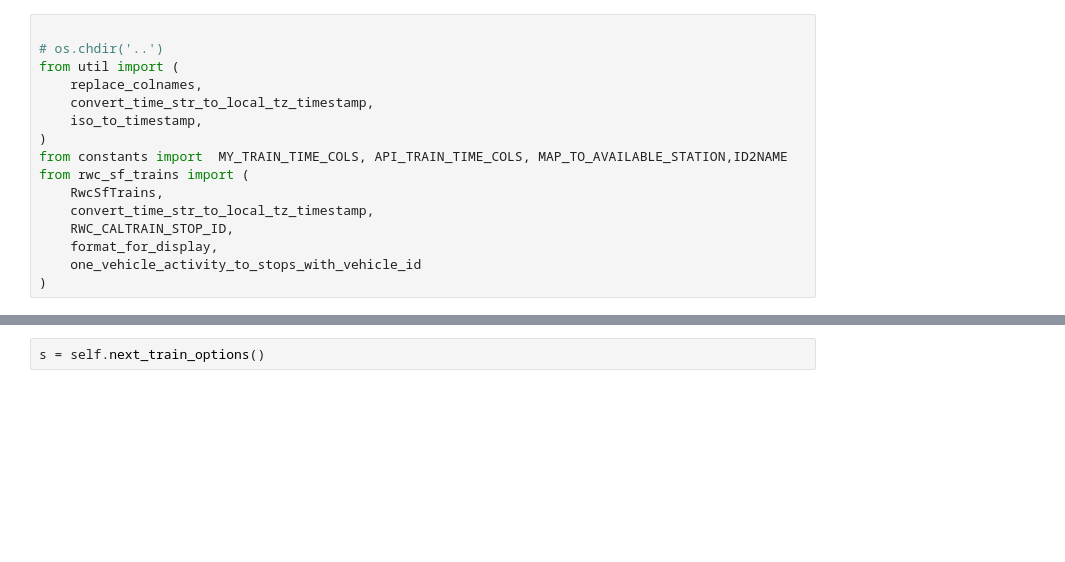
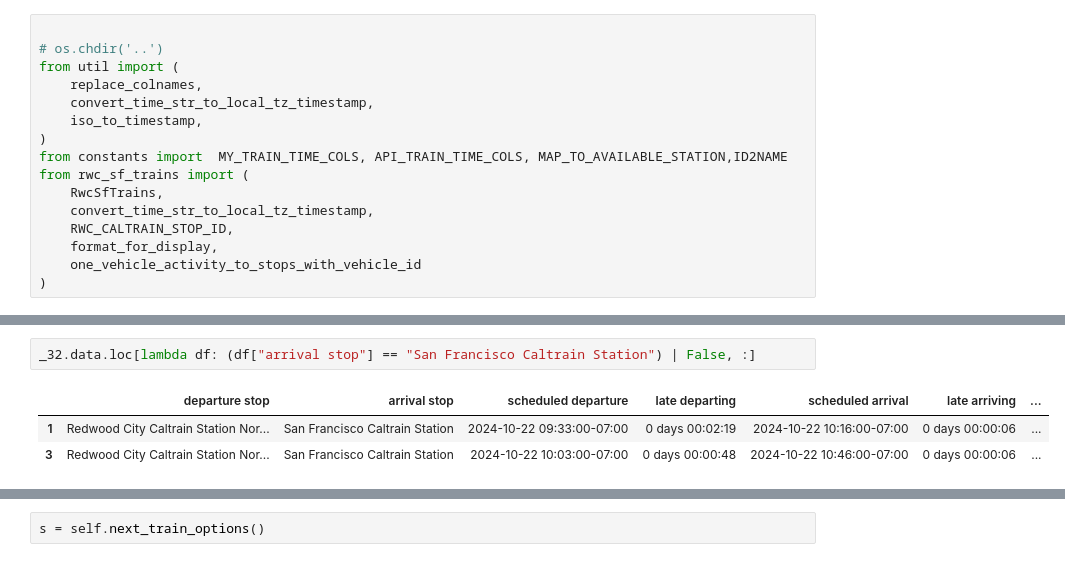
Before and after one commit to ahakso/sandbox, a Jupyter notebook: caltrain/caltrain_api.ipynb, the cells around one changed output, grey strips where cells are left out. Drawn from its saved outputs; the diff is of its cells as text; blank space fills up the shorter version.

```diff
--- a/caltrain/caltrain_api.ipynb
+++ b/caltrain/caltrain_api.ipynb
@@ -23 +42,7 @@ set()
+# %%
+_32.data.loc[lambda df: (df["arrival stop"] == "San Francisco Caltrain Station") | False, :]
+# %% [output]
+|  | departure stop | arrival stop | scheduled departure | late departing | scheduled arrival | late arriving | ... |
+| 1 | Redwood City Caltrain Station Nor... | San Francisco Caltrain Station | 2024-10-22 09:33:00-07:00 | 0 days 00:02:19 | 2024-10-22 10:16:00-07:00 | 0 days 00:00:06 | ... |
+| 3 | Redwood City Caltrain Station Nor... | San Francisco Caltrain Station | 2024-10-22 10:03:00-07:00 | 0 days 00:00:48 | 2024-10-22 10:46:00-07:00 | 0 days 00:00:06 | ... |
 # %%
```
Also changed, not shown: parts of 6 cells of this notebook, 1 other file.
